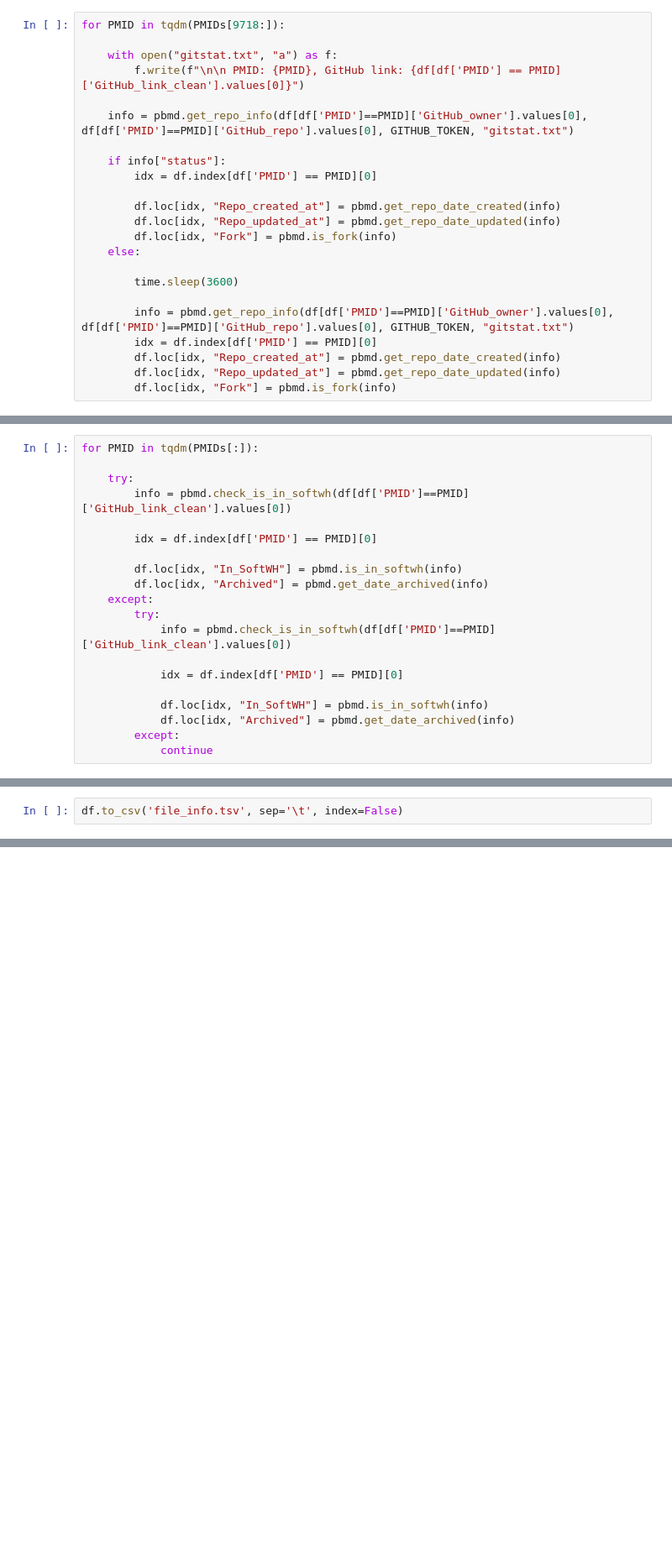
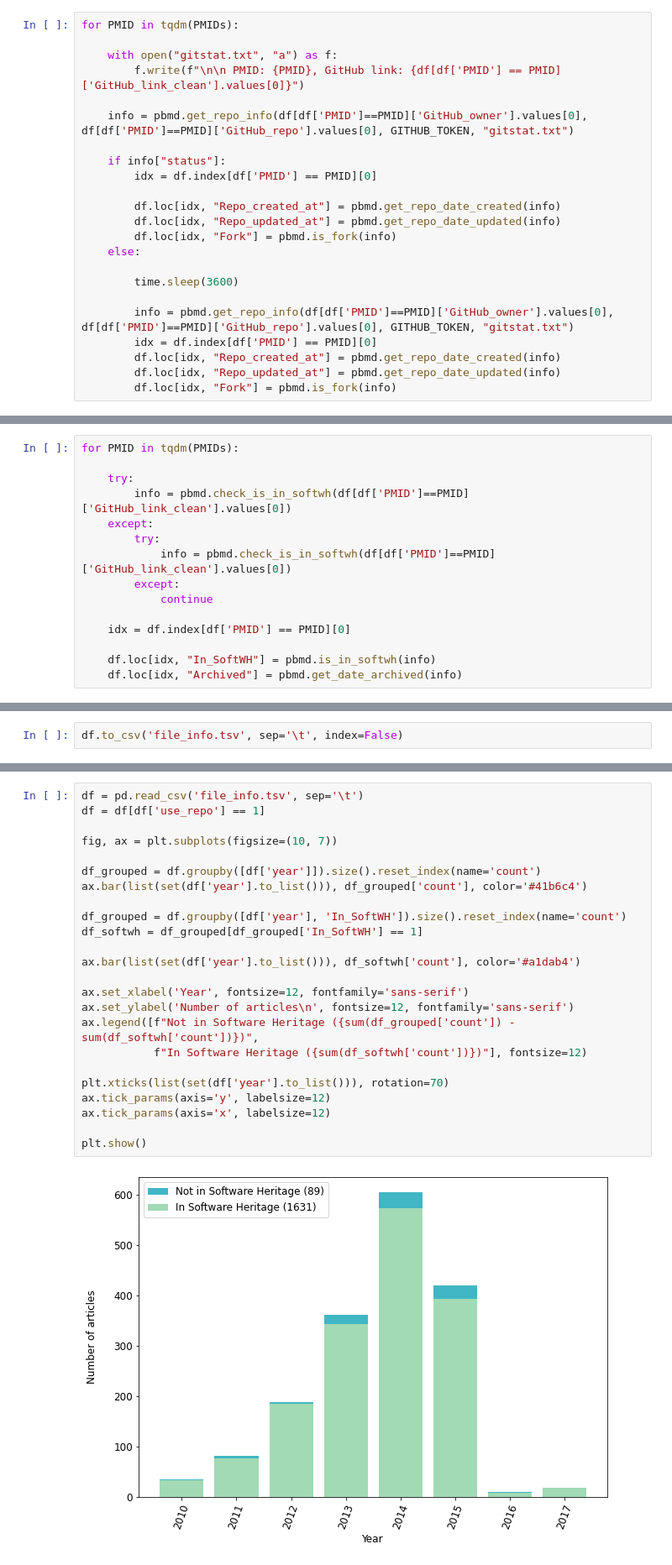
Before and after one commit to zhukovanadezhda/bioinformatics-software, a Jupyter notebook: pubmed_api.ipynb, the cells around one changed output, grey strips where cells are left out. Shown at 84% size. Saved outputs shown, nothing was run; the diff lists cells and outputs as text; blank space fills up the shorter version.

```diff
--- a/pubmed_api.ipynb
+++ b/pubmed_api.ipynb
@@ -238,7 +238,7 @@ len(PMIDs)
 # %% [output]
 10623
 # %%
-for PMID in tqdm(PMIDs[9718:]):
+for PMID in tqdm(PMIDs):
 
     with open("gitstat.txt", "a") as f:
         f.write(f"\n\n PMID: {PMID}, GitHub link: {df[df['PMID'] == PMID]['GitHub_link_clean'].values[0]}")
@@ -277,25 +277,20 @@ len(PMIDs)
 # %% [output]
 10847
 # %%
-for PMID in tqdm(PMIDs[:]):
+for PMID in tqdm(PMIDs):
 
     try:
         info = pbmd.check_is_in_softwh(df[df['PMID']==PMID]['GitHub_link_clean'].values[0])
-
-        idx = df.index[df['PMID'] == PMID][0]
-
-        df.loc[idx, "In_SoftWH"] = pbmd.is_in_softwh(info)
-        df.loc[idx, "Archived"] = pbmd.get_date_archived(info)
     except:
         try:
             info = pbmd.check_is_in_softwh(df[df['PMID']==PMID]['GitHub_link_clean'].values[0])
-
-            idx = df.index[df['PMID'] == PMID][0]
-
-            df.loc[idx, "In_SoftWH"] = pbmd.is_in_softwh(info)
-            df.loc[idx, "Archived"] = pbmd.get_date_archived(info)
         except:
             continue
+
+    idx = df.index[df['PMID'] == PMID][0]
+
+    df.loc[idx, "In_SoftWH"] = pbmd.is_in_softwh(info)
+    df.loc[idx, "Archived"] = pbmd.get_date_archived(info)
 # %%
 df.to_csv('articles.tsv', sep='\t', index=False)
 # %% [markdown]
@@ -505,0 +537,26 @@ df.to_csv('file_info.tsv', sep='\t', index=False)
+# %%
+df = pd.read_csv('file_info.tsv', sep='\t')
+df = df[df['use_repo'] == 1]
+
+fig, ax = plt.subplots(figsize=(10, 7))
+
+df_grouped = df.groupby([df['year']]).size().reset_index(name='count')
+ax.bar(list(set(df['year'].to_list())), df_grouped['count'], color='#41b6c4')
+
+df_grouped = df.groupby([df['year'], 'In_SoftWH']).size().reset_index(name='count')
+df_softwh = df_grouped[df_grouped['In_SoftWH'] == 1]
+
+ax.bar(list(set(df['year'].to_list())), df_softwh['count'], color='#a1dab4')
+
+ax.set_xlabel('Year', fontsize=12, fontfamily='sans-serif')
+ax.set_ylabel('Number of articles\n', fontsize=12, fontfamily='sans-serif')
+ax.legend([f"Not in Software Heritage ({sum(df_grouped['count']) - sum(df_softwh['count'])})",
+           f"In Software Heritage ({sum(df_softwh['count'])})"], fontsize=12)
+
+plt.xticks(list(set(df['year'].to_list())), rotation=70)
+ax.tick_params(axis='y', labelsize=12)
+ax.tick_params(axis='x', labelsize=12)
+
+plt.show()
+# %% [output]
+[figure, added]
```
Also changed, not shown: parts of 6 cells of this notebook, 17 other files.
